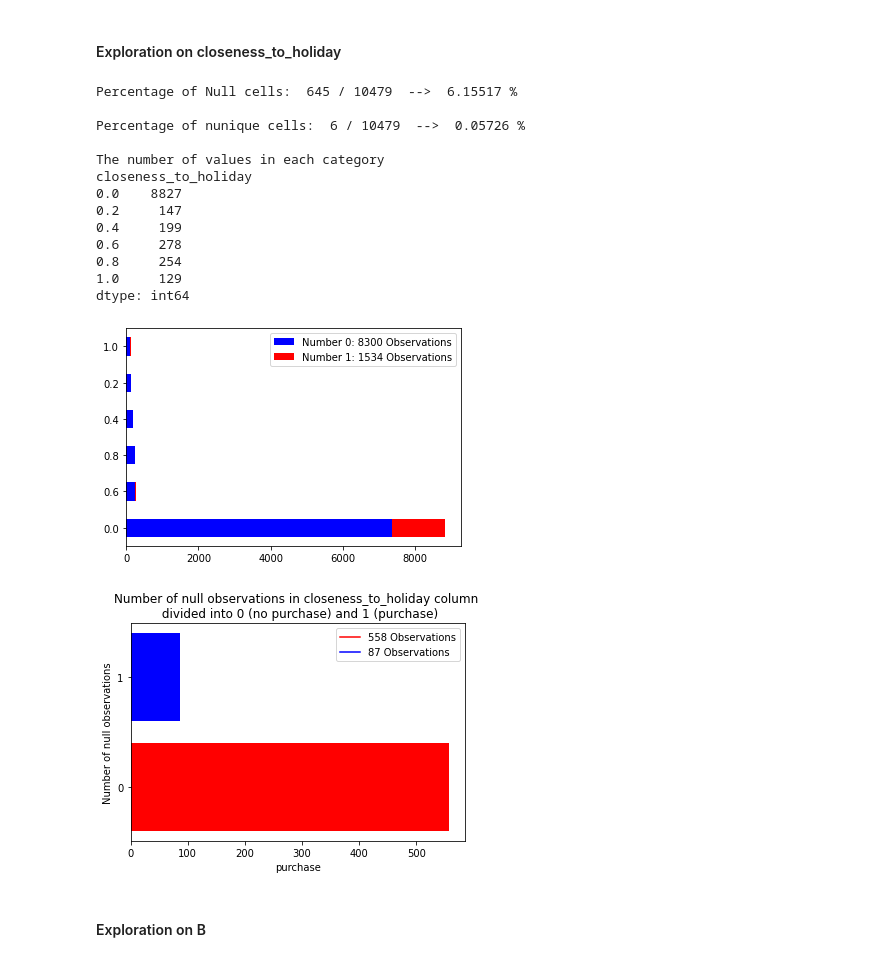
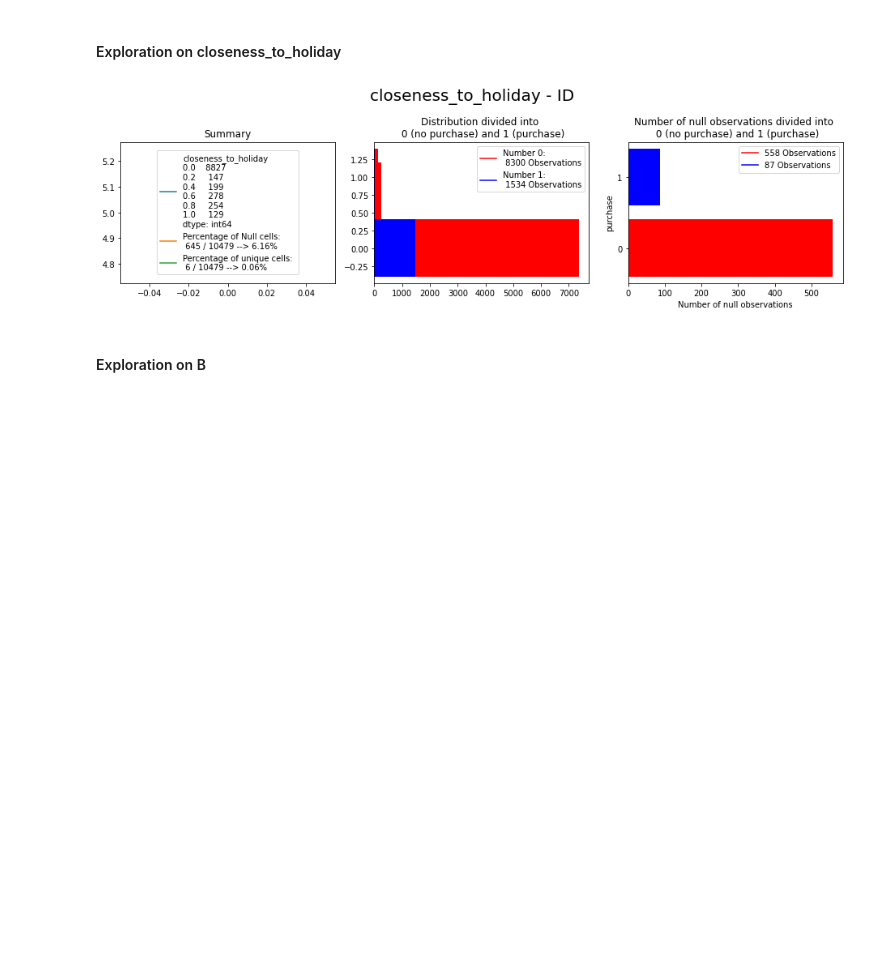
Before and after one commit to daniellepidt/ecommerce-machine-learning, a Jupyter notebook: final/Final_Project_ML_group7.ipynb, the cells around one changed output. Drawn from its saved outputs; the diff is of its cells as text; code cells hidden in the pictures; blank space fills up the shorter version.

Commit message:
Visual ID for each col

```diff
--- a/final/Final_Project_ML_group7.ipynb
+++ b/final/Final_Project_ML_group7.ipynb
@@ -265,23 +408,9 @@ def for_categorical(a, df, col):
 # %% [markdown]
 ####  Exploration on closeness_to_holiday
 # %%
-for_categorical (data, train, "closeness_to_holiday")
+categorical_column_ID (data, train, "closeness_to_holiday")
 # %% [output]
-Percentage of Null cells:  645 / 10479  -->  6.15517 %
-
-Percentage of nunique cells:  6 / 10479  -->  0.05726 %
-
-The number of values in each category
-closeness_to_holiday
-0.0    8827
-0.2     147
-0.4     199
-0.6     278
-0.8     254
-1.0     129
-dtype: int64
-[figure, old version]
+[figure, new version]
-[figure, removed]
 # %% [markdown]
 ####  Exploration on B
 # %%
```
Also changed, not shown: parts of 29 cells of this notebook.
